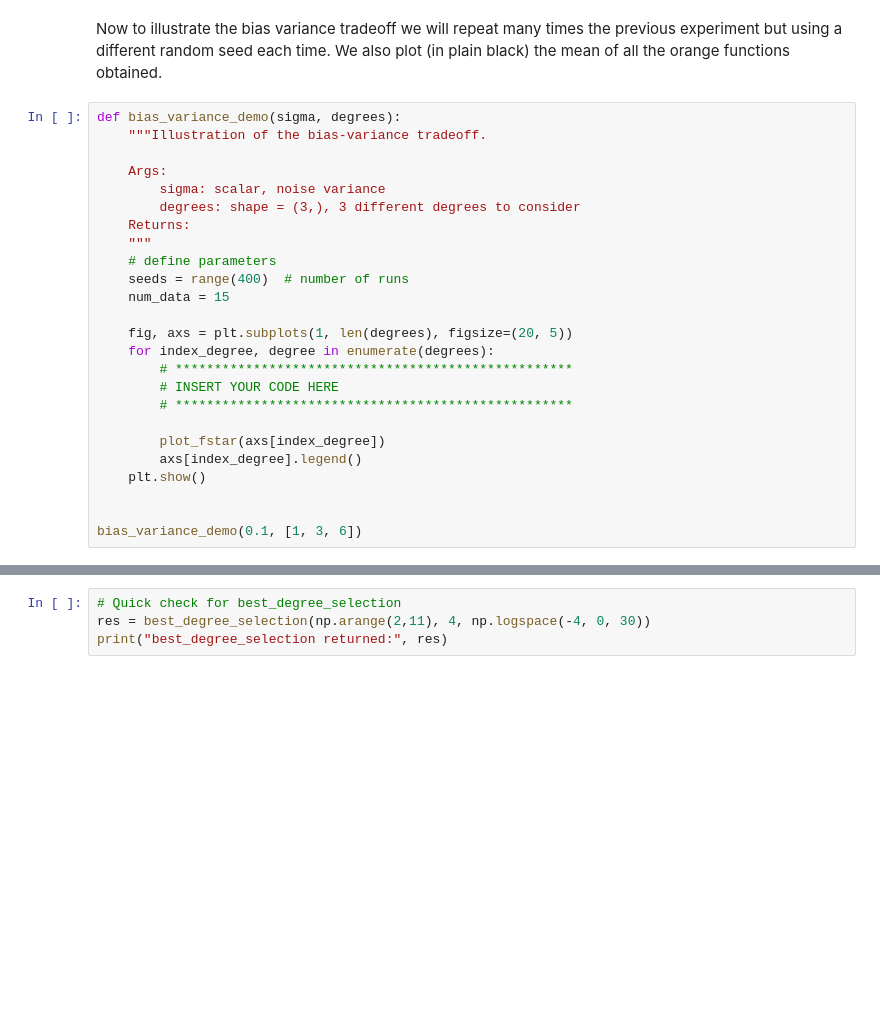
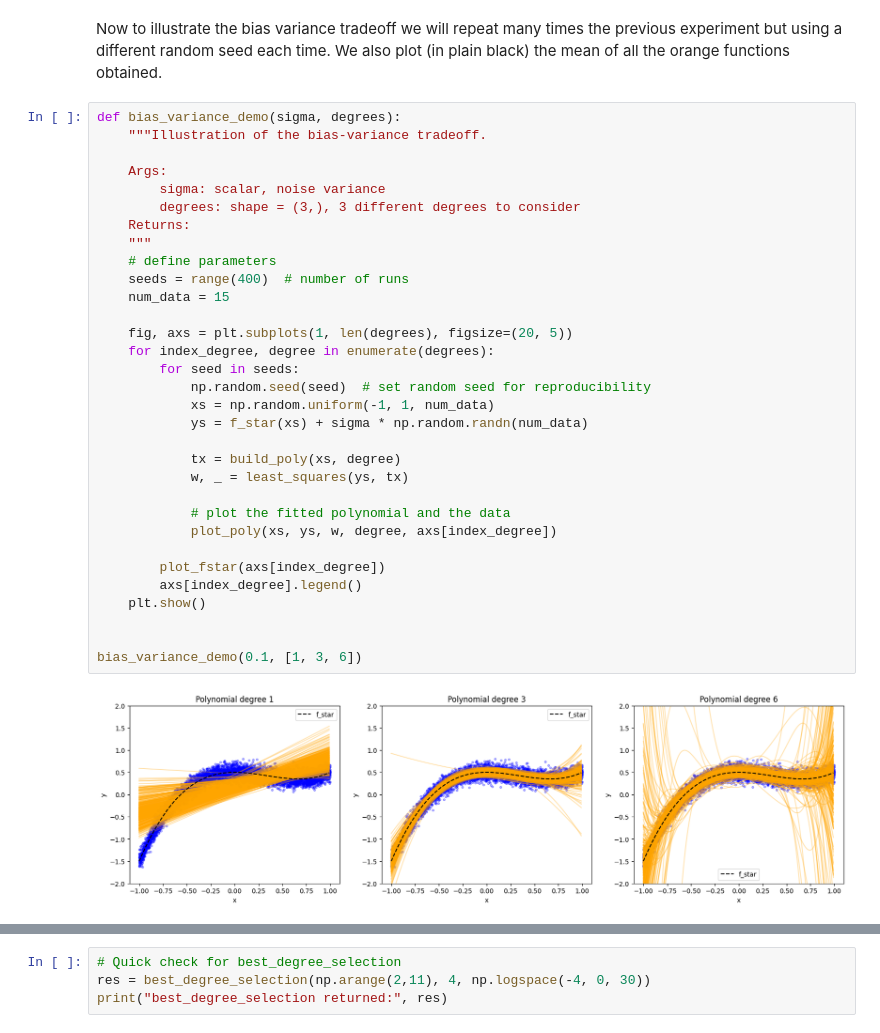
Before and after one commit to mokamv/ML_course, a Jupyter notebook: labs/ex04/template/ex04.ipynb, the cells around one changed output, grey strips where cells are left out. Saved outputs shown, nothing was run; the diff lists cells and outputs as text; blank space fills up the shorter version.

```diff
--- a/labs/ex04/template/ex04.ipynb
+++ b/labs/ex04/template/ex04.ipynb
@@ -356,28 +439,37 @@ Now to illustrate the bias variance tradeoff we will repeat many times the previ
 # %%
 def bias_variance_demo(sigma, degrees):
     """Illustration of the bias-variance tradeoff.
 
     Args:
         sigma: scalar, noise variance
         degrees: shape = (3,), 3 different degrees to consider
     Returns:
     """
     # define parameters
     seeds = range(400)  # number of runs
     num_data = 15
 
     fig, axs = plt.subplots(1, len(degrees), figsize=(20, 5))
     for index_degree, degree in enumerate(degrees):
-        # ***************************************************
-        # INSERT YOUR CODE HERE
-        # ***************************************************
+        for seed in seeds:
+            np.random.seed(seed)  # set random seed for reproducibility
+            xs = np.random.uniform(-1, 1, num_data)
+            ys = f_star(xs) + sigma * np.random.randn(num_data)
+
+            tx = build_poly(xs, degree)
+            w, _ = least_squares(ys, tx)
+
+            # plot the fitted polynomial and the data
+            plot_poly(xs, ys, w, degree, axs[index_degree])
 
         plot_fstar(axs[index_degree])
         axs[index_degree].legend()
     plt.show()
 
 
 bias_variance_demo(0.1, [1, 3, 6])
+# %% [output]
+[figure, added]
 # %% [markdown]
 Your output should ressemble to this:
 ![alt text](bias_variance.png)
```
Also changed, not shown: parts of 7 cells of this notebook, 1 other file.
